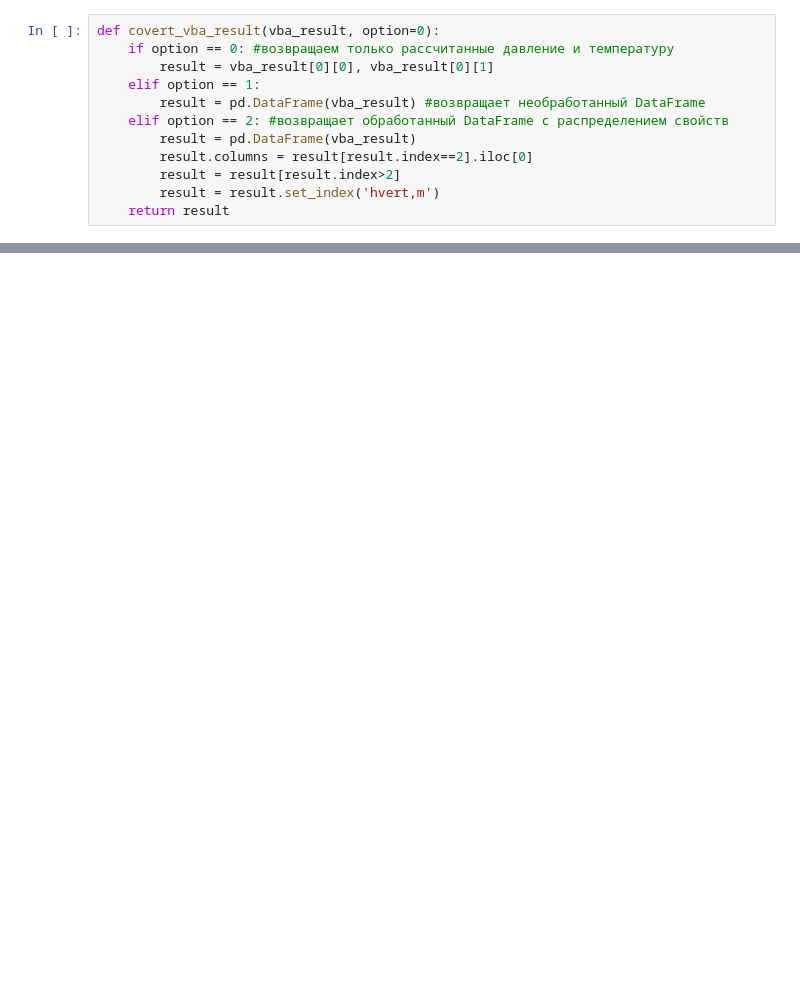
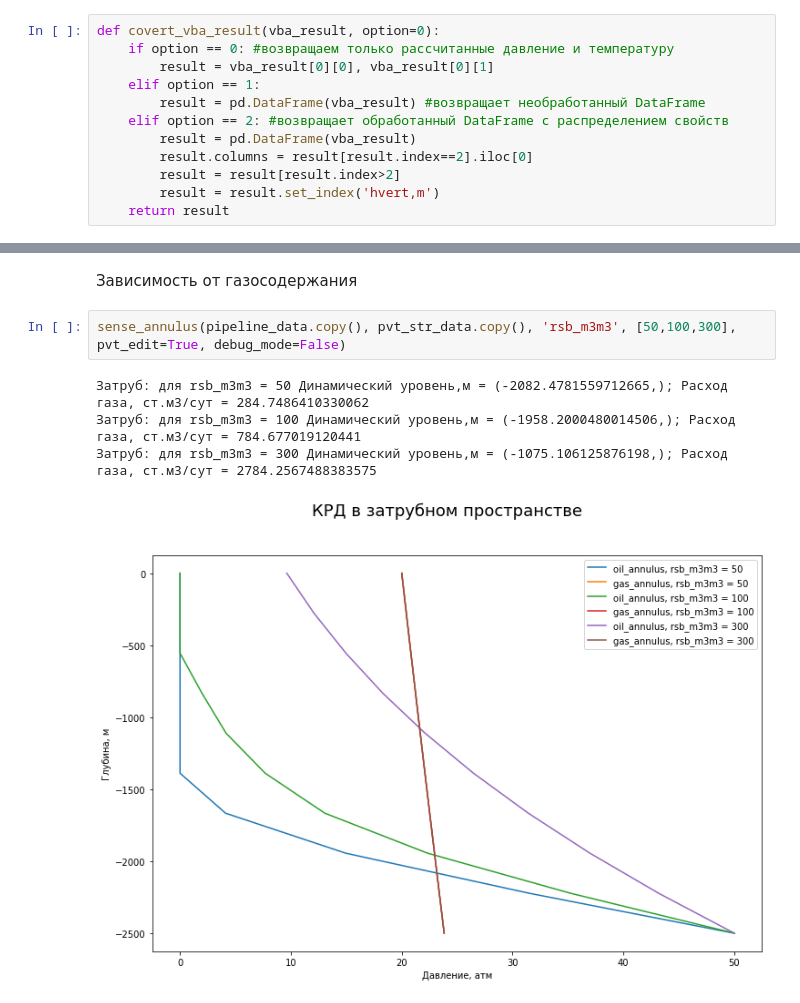
Before and after one commit to unifloc/unifloc_vba, a Jupyter notebook: examples_python/ex075.MF_Hdyn.ipynb, the cells around one changed output, grey strips where cells are left out. Saved outputs shown, nothing was run; the diff lists cells and outputs as text; blank space fills up the shorter version.

```diff
--- a/examples_python/ex075.MF_Hdyn.ipynb
+++ b/examples_python/ex075.MF_Hdyn.ipynb
@@ -312,0 +399,9 @@ sense_annulus(pipeline_data.copy(), pvt_str_data.copy(), 'ksep_fr', [0.3,0.5,0.7
+# %% [markdown]
+Зависимость от газосодержания
+# %%
+sense_annulus(pipeline_data.copy(), pvt_str_data.copy(), 'rsb_m3m3', [50,100,300], pvt_edit=True, debug_mode=False)
+# %% [output]
+Затруб: для rsb_m3m3 = 50 Динамический уровень,м = (-2082.4781559712665,); Расход газа, ст.м3/сут = 284.7486410330062
+Затруб: для rsb_m3m3 = 100 Динамический уровень,м = (-1958.2000480014506,); Расход газа, ст.м3/сут = 784.677019120441
+Затруб: для rsb_m3m3 = 300 Динамический уровень,м = (-1075.106125876198,); Расход газа, ст.м3/сут = 2784.2567488383575
+[figure, added]
```
Also changed, not shown: parts of 36 cells of this notebook.
